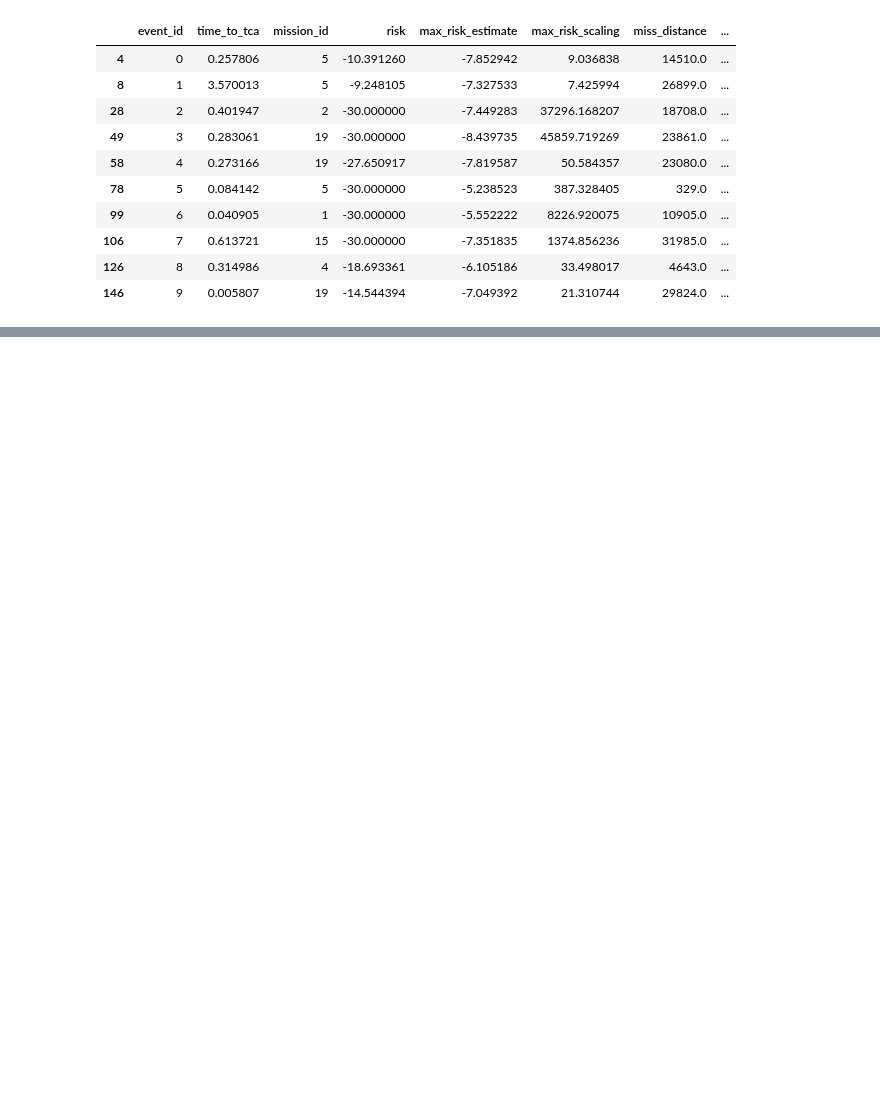
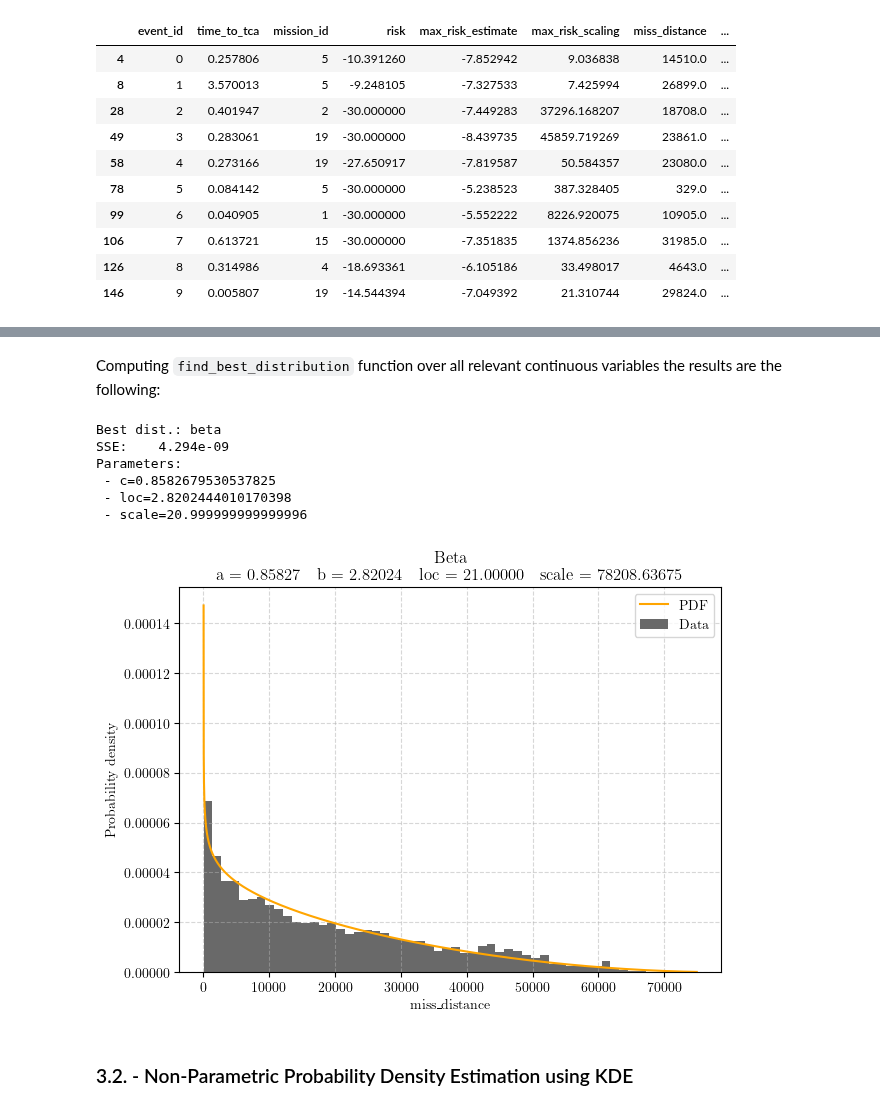
Before and after one commit to JJavierRosales/scapy, a Jupyter notebook: notebooks/Kelvins - Collision Avoidance Challenge + EDA.ipynb, the cells around one changed output, grey strips where cells are left out. Drawn from its saved outputs; the diff is of its cells as text; code cells hidden in the pictures; blank space fills up the shorter version.

```diff
--- a/notebooks/Kelvins - Collision Avoidance Challenge + EDA.ipynb
+++ b/notebooks/Kelvins - Collision Avoidance Challenge + EDA.ipynb
@@ -270,0 +503,28 @@ for eType, eName in keColumns.items():
+# %% [markdown]
+Computing `find_best_distribution` function over all relevant continuous variables the results are the following:
+# %%
+# Set column name to study and remove outliers.
+variable = 'miss_distance'
+data = df_lastCDM[variable]
+
+# Define list of continuous distributions to exclude from the fitting process
+stdist_excluded = ['studentized_range']
+
+# Find distribution that best fits the data
+dist = find_best_distribution(data, 200, stdist_excluded)
+
+# Fit distribution to the data
+# dist = fit_distribution(st.beta, data, 200)
+
+# Print plot including histogram and distribution fitted
+plot_dist(data, dist)
+# %% [output]
+Best dist.: beta
+SSE:    4.294e-09
+Parameters:
+ - c=0.8582679530537825
+ - loc=2.8202444010170398
+ - scale=20.999999999999996
+[figure, added]
+# %% [markdown]
+### 3.2. - Non-Parametric Probability Density Estimation using KDE
```
Also changed, not shown: parts of 15 cells of this notebook.
